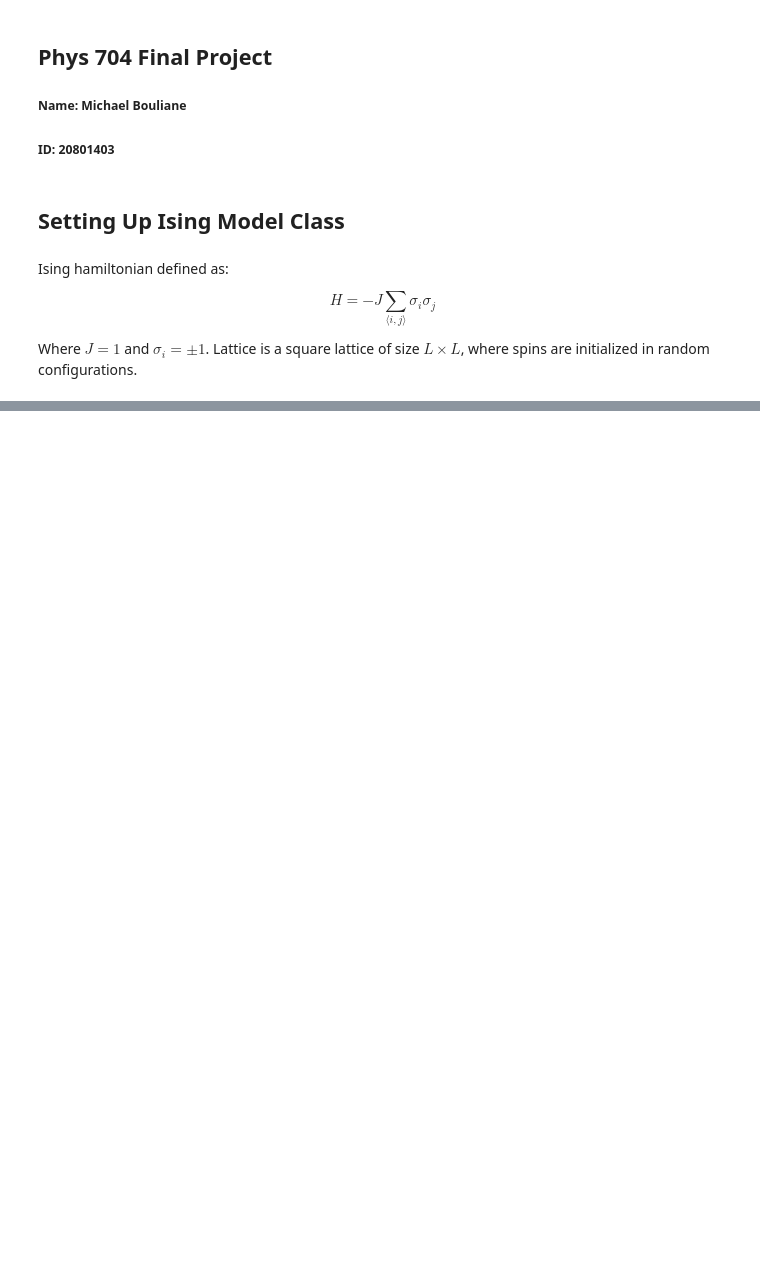
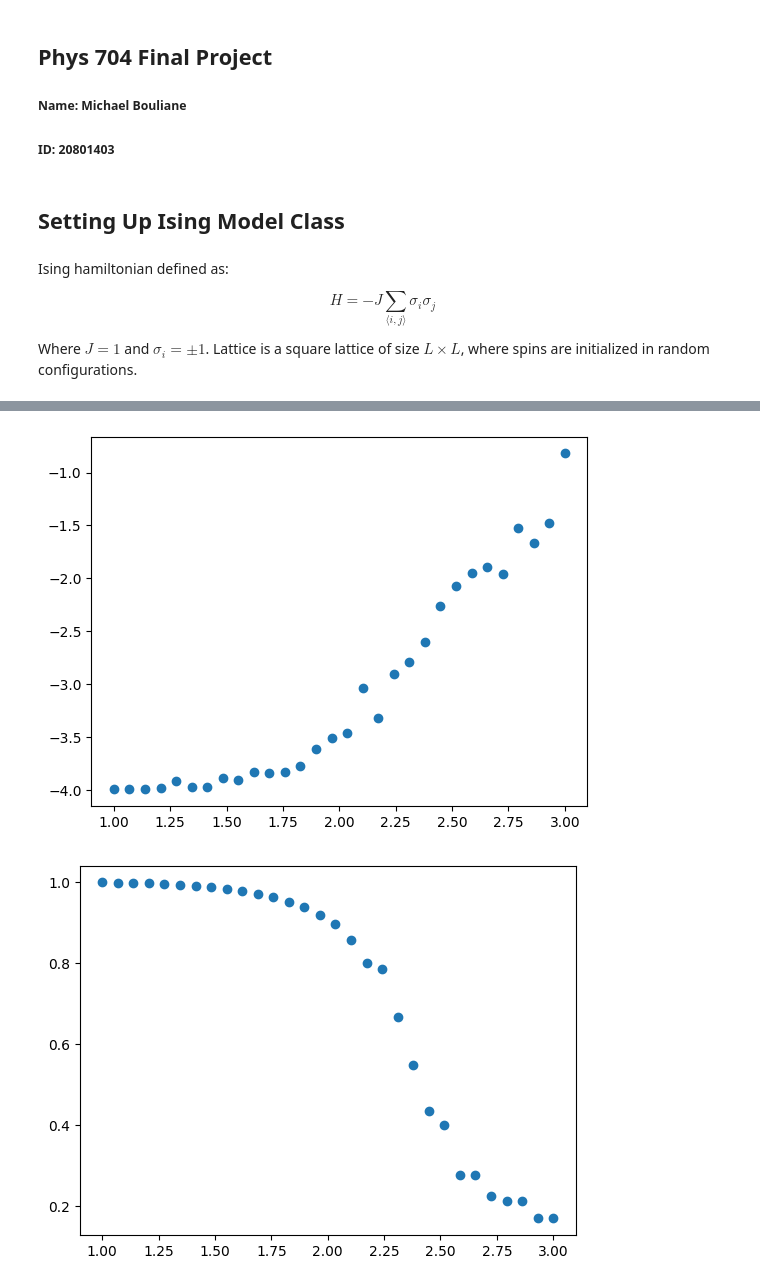
Before and after one commit to m-bouliane/Phys-705, a Jupyter notebook: Final Project.ipynb, the cells around one changed output, grey strips where cells are left out. Cells and saved outputs as stored; diff of their text form; code cells hidden in the pictures; blank space fills up the shorter version.

```diff
--- a/Final Project.ipynb
+++ b/Final Project.ipynb
@@ -76,0 +161,19 @@ class IsingSystem():
+# %%
+test2 = IsingSystem(1, 16)
+
+e, e2, m, m2, T = test2.heat_cycle(1e6, 0.1, 1, 3, 30)
+
+plt.scatter(T, e)
+plt.show()
+
+plt.scatter(T, m)
+plt.show()
+
+plt.scatter(T, (e2-e*e)/T**2)
+plt.show()
+
+plt.scatter(T, (m2-m*m)/T)
+plt.show()
+# %% [output]
+[figure, added]
+[figure, added]
```
Also changed, not shown: parts of 6 cells of this notebook, 1 other file.
